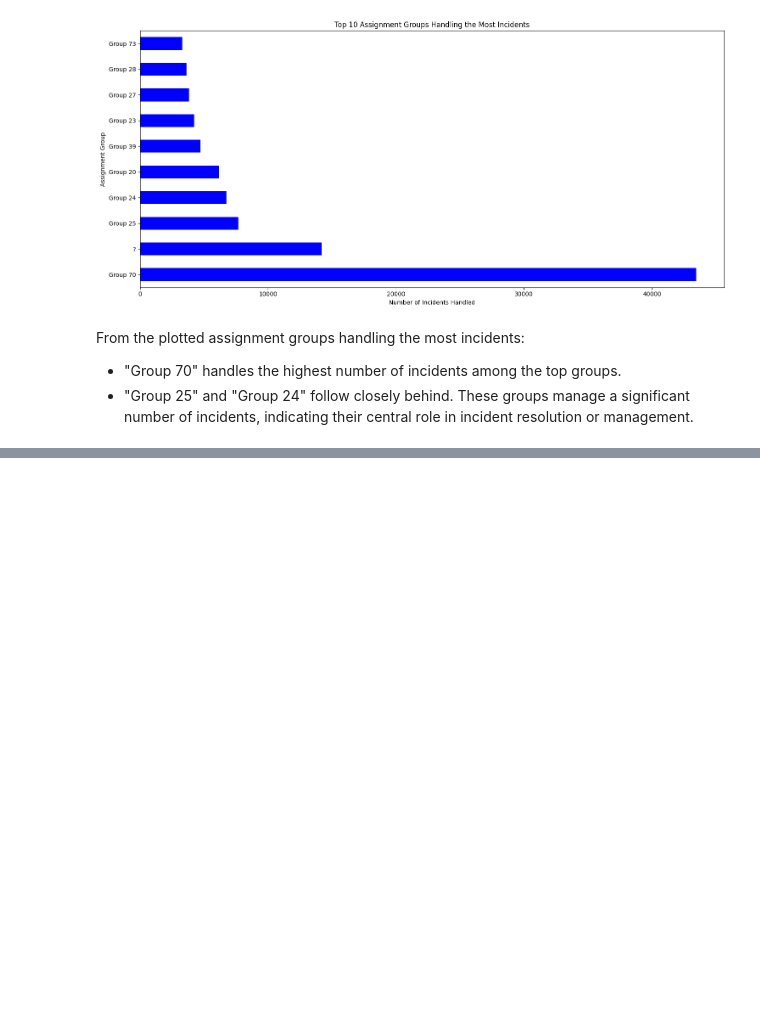
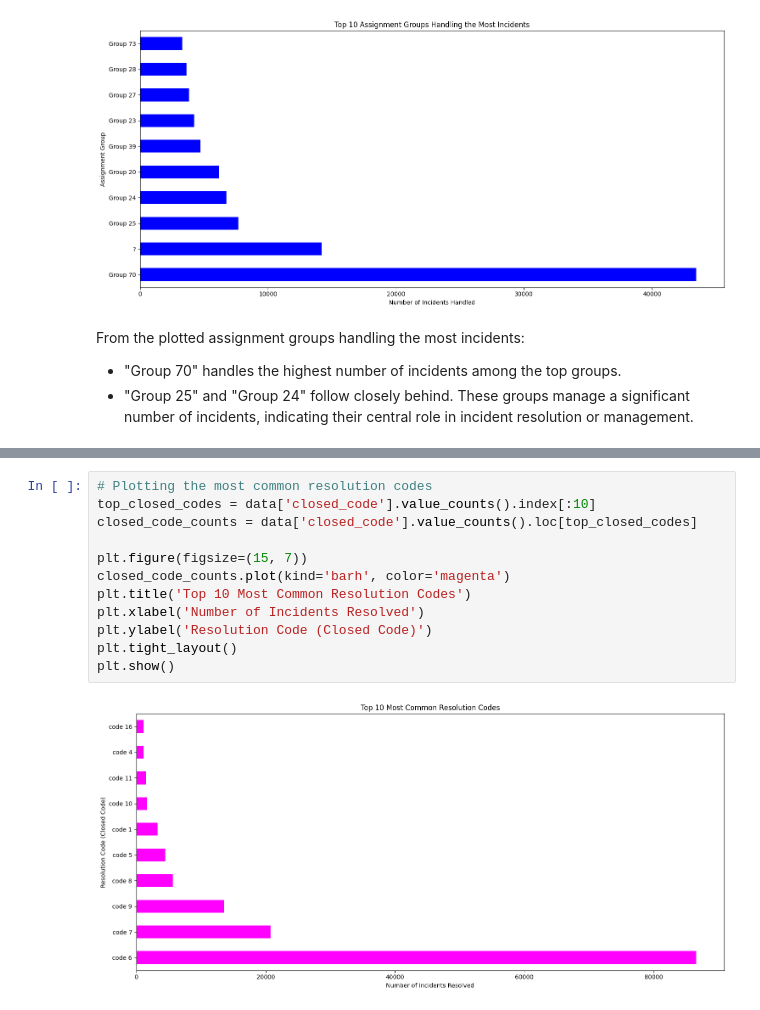
Before and after one commit to azizharouna/CloudIncidentForcaster, a Jupyter notebook: 2_additional_analysis.ipynb, the cells around one changed output, grey strips where cells are left out. Cells and saved outputs as stored; diff of their text form; blank space fills up the shorter version.

Commit message:
Resolution analysis done

```diff
--- a/2_additional_analysis.ipynb
+++ b/2_additional_analysis.ipynb
@@ -243,0 +249,14 @@ These groups manage a significant number of incidents, indicating their central
+# %%
+# Plotting the most common resolution codes
+top_closed_codes = data['closed_code'].value_counts().index[:10]
+closed_code_counts = data['closed_code'].value_counts().loc[top_closed_codes]
+
+plt.figure(figsize=(15, 7))
+closed_code_counts.plot(kind='barh', color='magenta')
+plt.title('Top 10 Most Common Resolution Codes')
+plt.xlabel('Number of Incidents Resolved')
+plt.ylabel('Resolution Code (Closed Code)')
+plt.tight_layout()
+plt.show()
+# %% [output]
+[figure, added]
```
Also changed, not shown: parts of 3 cells of this notebook.
